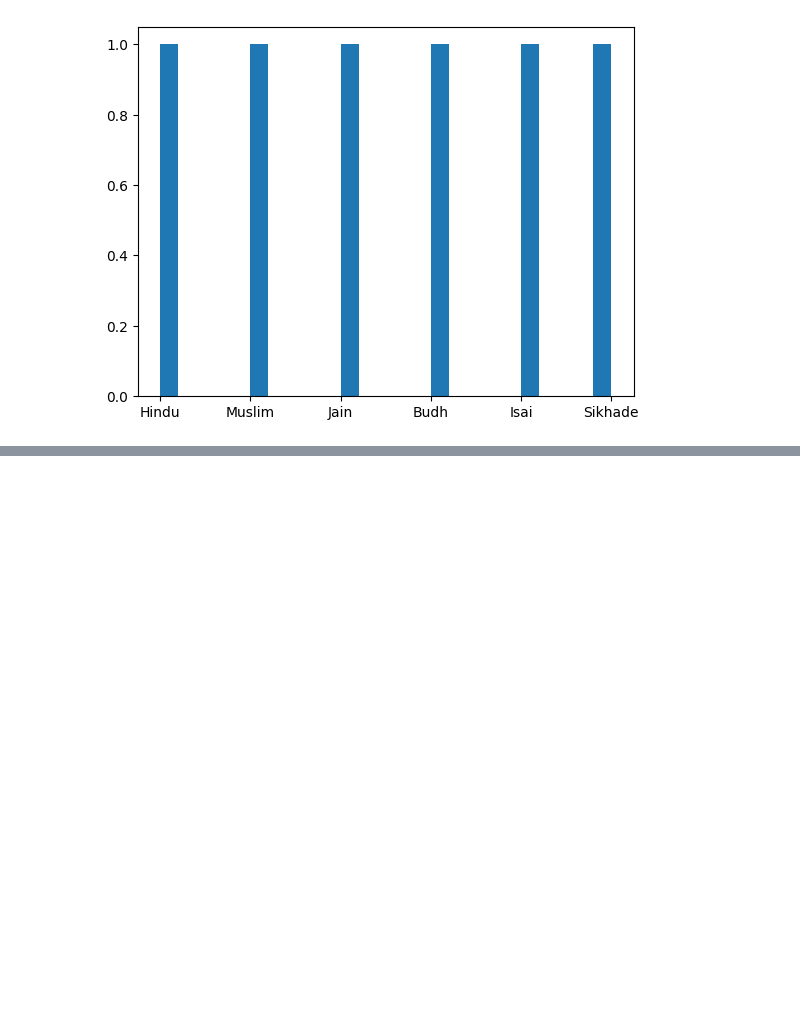
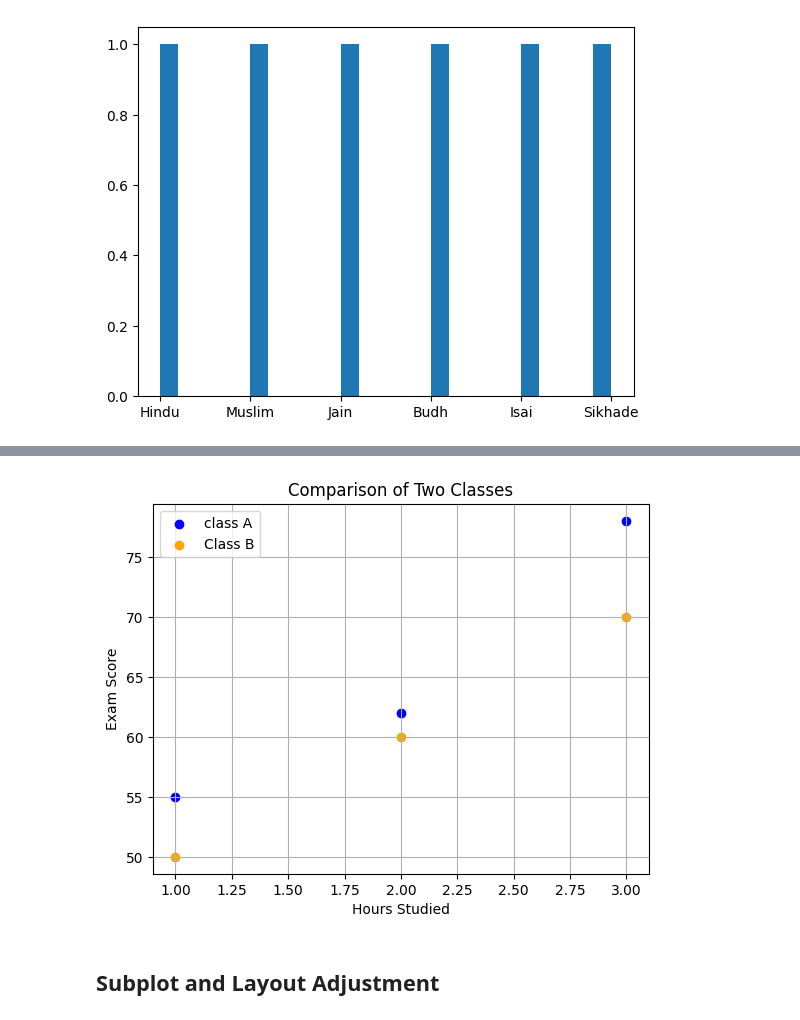
Before and after one commit to aryansapsod/python-, a Jupyter notebook: mlab.ipynb, the cells around one changed output, grey strips where cells are left out. Cells and saved outputs as stored; diff of their text form; code cells hidden in the pictures; blank space fills up the shorter version.

Commit message:
Subplot

```diff
--- a/mlab.ipynb
+++ b/mlab.ipynb
@@ -85,0 +87,16 @@ Text(0.5, 1.0, 'Relationship Between Study')
+# %%
+import matplotlib.pyplot as plt
+
+plt.scatter([1,2,3],[55,62,78],color='blue',label='class A')
+plt.scatter([1,2,3],[50,60,70],color='orange',label='Class B')
+
+
+plt.xlabel('Hours Studied')
+plt.ylabel('Exam Score')
+plt.title('Comparison of Two Classes')
+plt.legend()
+plt.grid(True)
+# %% [output]
+[figure, added]
+# %% [markdown]
+## Subplot and Layout Adjustment
```
Also changed, not shown: parts of 2 cells of this notebook.
